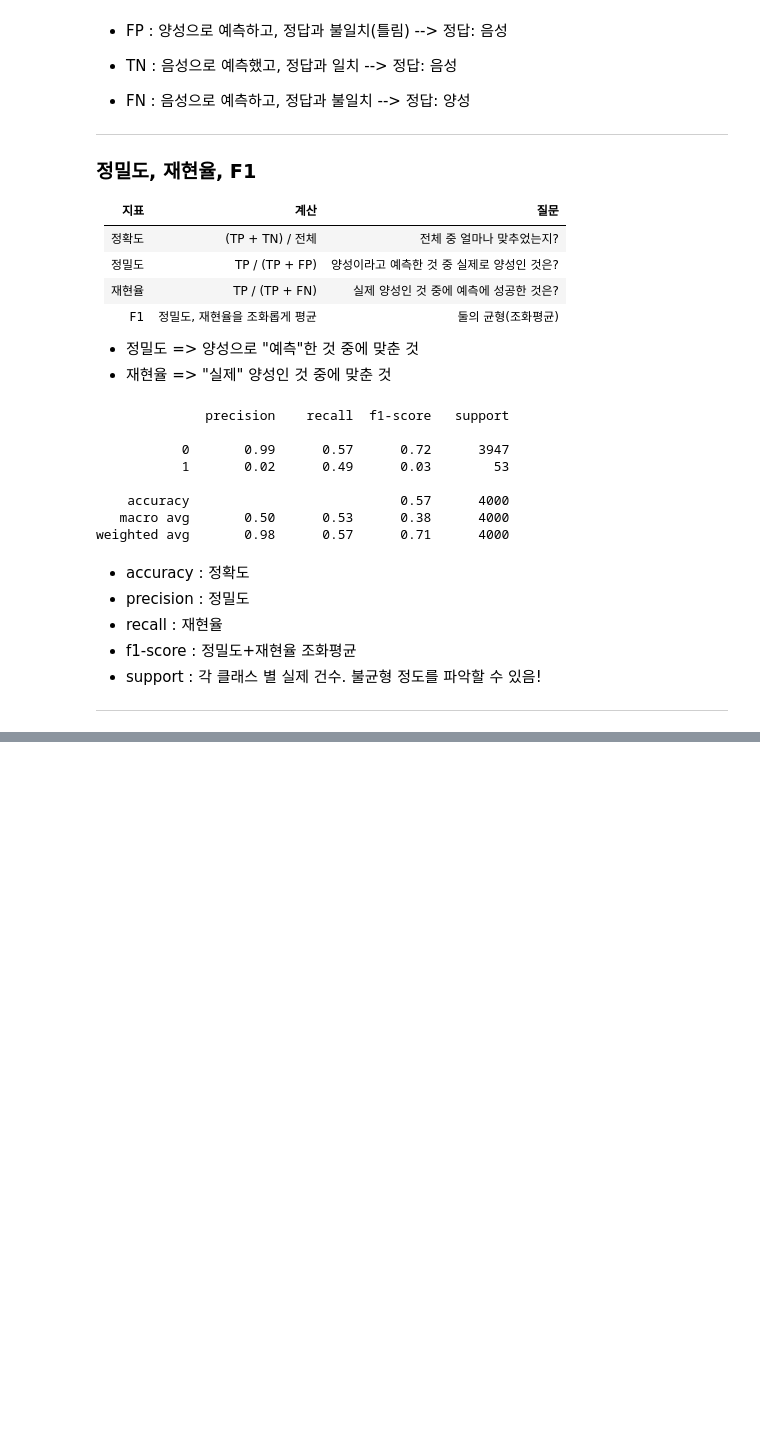
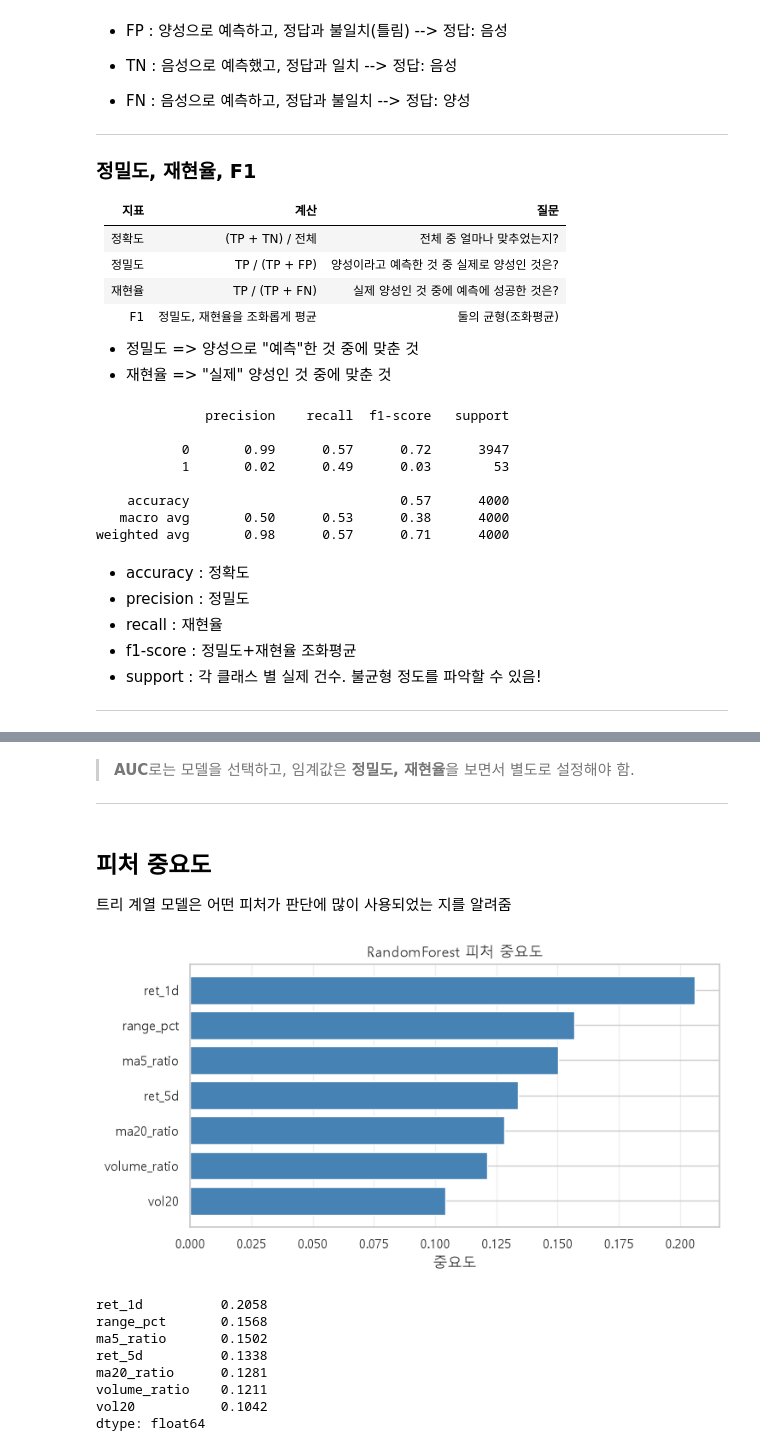
Before and after one commit to sjlimiei26/6_Python, a Jupyter notebook: 12_ml/03_classification.ipynb, the cells around one changed output, grey strips where cells are left out. Cells and saved outputs as stored; diff of their text form; code cells hidden in the pictures; blank space fills up the shorter version.

```diff
--- a/12_ml/03_classification.ipynb
+++ b/12_ml/03_classification.ipynb
@@ -439,0 +450,25 @@ weighted avg       0.98      0.57      0.71      4000
+# %%
+from sklearn.metrics import roc_auc_score, roc_curve
+
+# 기준 : 수익률 2% 초과
+TH = 0.02
+
+y_tr2 = (tr["target_ret"] > TH).astype(int)
+y_te2 = (te["target_ret"] > TH).astype(int)
+
+model = RandomForestClassifier(max_depth=6, random_state=SEED, n_jobs=-1,
+                               class_weight="balanced")
+
+model.fit(X_train, y_tr2)
+
+pred = model.predict(X_test)
+proba = model.predict_proba(X_test)[:, 1]  # 양성일 확률
+
+auc = roc_auc_score(y_te2, proba) # ROC 곡선 아래 면적에 해당하는 값을 점수로 환산하여 반환
+
+fpr, tpr, threshold = roc_curve(y_te2, proba)
+# fpr : 가짜 양성 비율
+# tpr : 진짜 양성 비율
+# threshold : 기준값 목록 (fpr, tpr을 계산할 때 기준값)
+
+print(f" AUC : {auc:.4f}")
@@ -439,0 +521,32 @@ weighted avg       0.98      0.57      0.71      4000
+# %% [markdown]
+> **AUC**로는 모델을 선택하고, 임계값은 **정밀도, 재현율**을 보면서 별도로 설정해야 함.
+
+---
+# %% [markdown]
+## 피처 중요도
+
+트리 계열 모델은 어떤 피처가 판단에 많이 사용되었는 지를 알려줌
+# %%
+imp = pd.Series(model.feature_importances_, index=FEATURES).sort_values()
+
+fig, ax = plt.subplots(figsize=(8,4))
+
+ax.barh(imp.index, imp.values, color="steelblue")
+
+ax.set_xlabel("중요도")
+ax.set_title("RandomForest 피처 중요도")
+ax.grid(alpha=0.3, axis="x")
+
+plt.show()
+
+print(imp.sort_values(ascending=False).round(4))
+# %% [output]
+[figure, added]
+ret_1d          0.2058
+range_pct       0.1568
+ma5_ratio       0.1502
+ret_5d          0.1338
+ma20_ratio      0.1281
+volume_ratio    0.1211
+vol20           0.1042
+dtype: float64
```
Also changed, not shown: parts of 5 cells of this notebook.
